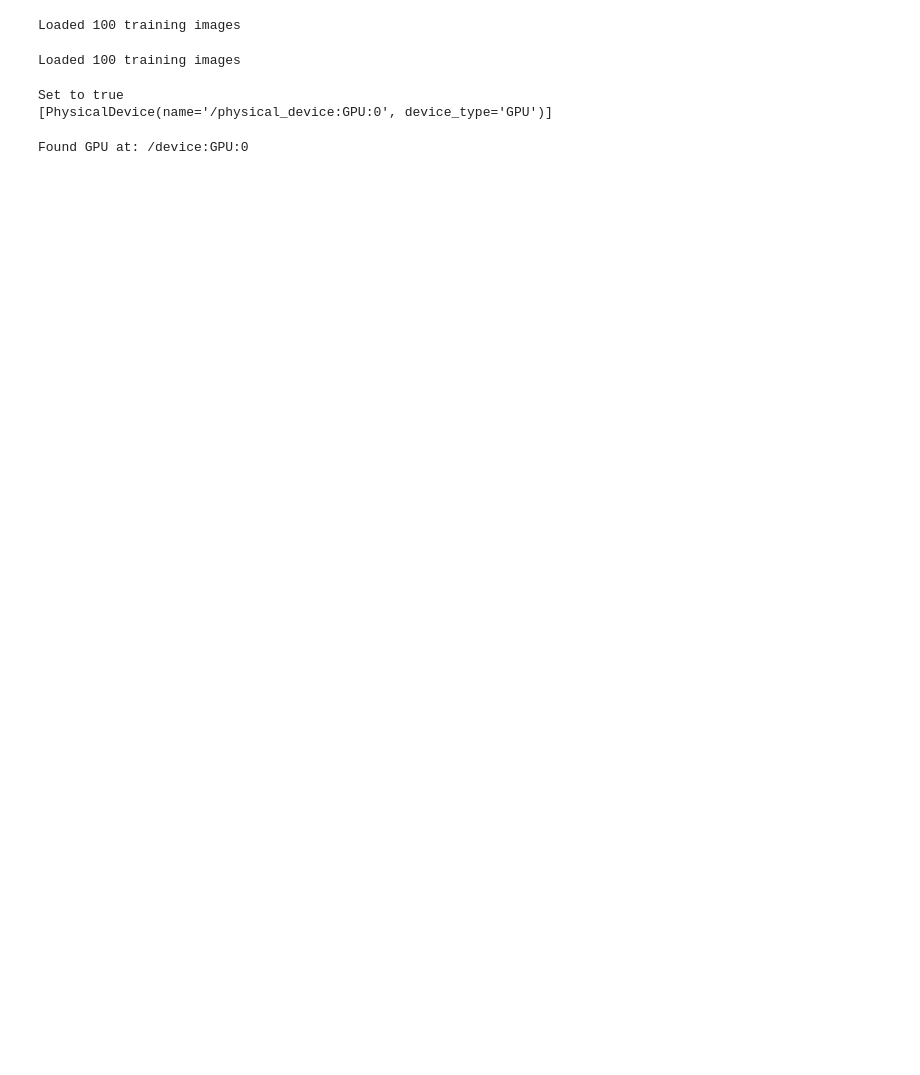
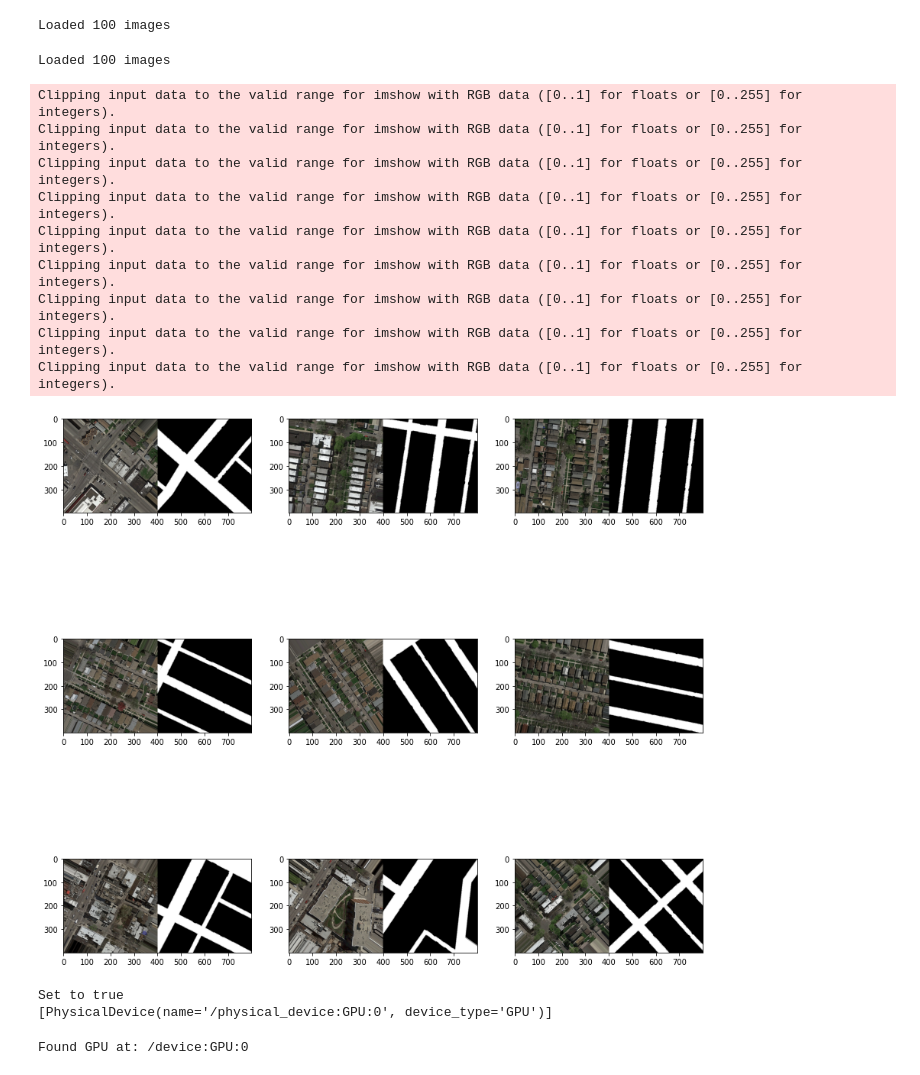
Before and after one commit to Julien-Ben/CS-433-project-2, a Jupyter notebook: project_road_segmentation/pipeline-entireimage.ipynb, the cells around one changed output. Drawn from its saved outputs; the diff is of its cells as text; code cells hidden in the pictures; blank space fills up the shorter version.

Commit message:
Data augmentation in pipeline entireimage

```diff
--- a/project_road_segmentation/pipeline-entireimage.ipynb
+++ b/project_road_segmentation/pipeline-entireimage.ipynb
@@ -103,7 +104,7 @@ data_dir = 'data/training/'
 train_data_filename = data_dir + 'images/'
 train_labels_filename = data_dir + 'groundtruth/'
 
-def extract_data(filename, num_images):
+def read_images(filename, num_images):
     imgs = []
     for i in tqdm(range(1, num_images+1)):
         imageid = "satImage_%.3d" % i
@@ -113,15 +114,68 @@ def extract_data(filename, num_images):
             imgs.append(img)
         else:
             print('File ' + image_filename + ' does not exist')
-
-    print('Loaded {} training images'.format(len(imgs)))
+    print('Loaded {} images'.format(len(imgs)))
     return np.asarray(imgs)
 
-images = extract_data(train_data_filename, TRAINING_SAMPLES)
-groundtruths = extract_data(train_labels_filename, TRAINING_SAMPLES)
+def convert_3c(groundtruths):
+    def img_1c_to_3c(gt_img):
+        w = gt_img.shape[0]
+        h = gt_img.shape[1]
+        gt_img_3c = np.zeros((w, h, 3), dtype=np.uint8)
+        gt_img8 = img_float_to_uint8(gt_img)
+        gt_img_3c[:, :, 0] = gt_img8
+        gt_img_3c[:, :, 1] = gt_img8
+        gt_img_3c[:, :, 2] = gt_img8
+        return gt_img_3c
+    gt_3c = list(map(img_1c_to_3c, groundtruths))
+    return np.asarray(gt_3c)
+
+images = read_images(train_data_filename, TRAINING_SAMPLES)
+groundtruths = read_images(train_labels_filename, TRAINING_SAMPLES) #1 channel groundtruths
+masks = convert_3c(groundtruths) # 3 channels groundtruths
 # %% [output]
-Loaded 100 training images
+Loaded 100 images
-Loaded 100 training images
+Loaded 100 images
+# %%
+# we create two instances with the same arguments
+data_gen_args = dict(rotation_range=90.,
+                     horizontal_flip=True,
+                     vertical_flip=True,
+                     validation_split=VALIDATION_SIZE)
+
+image_datagen = ImageDataGenerator(**data_gen_args)
+mask_datagen = ImageDataGenerator(**data_gen_args)
+
+# Provide the same seed and keyword arguments to the fit and flow methods
+image_datagen.fit(images, augment=True, seed=SEED)
+mask_datagen.fit(masks, augment=True, seed=SEED)
+
+image_generator = image_datagen.flow(images, batch_size=32, seed=SEED) #batchsize of 32
+mask_generator = mask_datagen.flow(masks, batch_size=32, seed=SEED)
+
+# combine generators into one which yields image and masks
+train_generator = zip(image_generator, mask_generator)
+# %%
+for X_batch, y_batch in train_generator:
+    # create a grid of 3x3 images
+    fig, axes=plt.subplots(3,3, figsize=(15,15))
+    for i in range(0, 9):
+        img = concatenate_images(X_batch[i], y_batch[i])
+        axes[i//3, i%3].imshow(img)
+    # show the plot
+    plt.show()
+    break
+# %% [output]
+Clipping input data to the valid range for imshow with RGB data ([0..1] for floats or [0..255] for integers).
+Clipping input data to the valid range for imshow with RGB data ([0..1] for floats or [0..255] for integers).
+Clipping input data to the valid range for imshow with RGB data ([0..1] for floats or [0..255] for integers).
+Clipping input data to the valid range for imshow with RGB data ([0..1] for floats or [0..255] for integers).
+Clipping input data to the valid range for imshow with RGB data ([0..1] for floats or [0..255] for integers).
+Clipping input data to the valid range for imshow with RGB data ([0..1] for floats or [0..255] for integers).
+Clipping input data to the valid range for imshow with RGB data ([0..1] for floats or [0..255] for integers).
+Clipping input data to the valid range for imshow with RGB data ([0..1] for floats or [0..255] for integers).
+Clipping input data to the valid range for imshow with RGB data ([0..1] for floats or [0..255] for integers).
+[figure, added]
 # %%
 X_train, X_test, y_train, y_test = train_test_split(images, groundtruths,\
                                                     train_size= TRAINING_SIZE/100, random_state=SEED)
```
Also changed, not shown: parts of 2 cells of this notebook.
